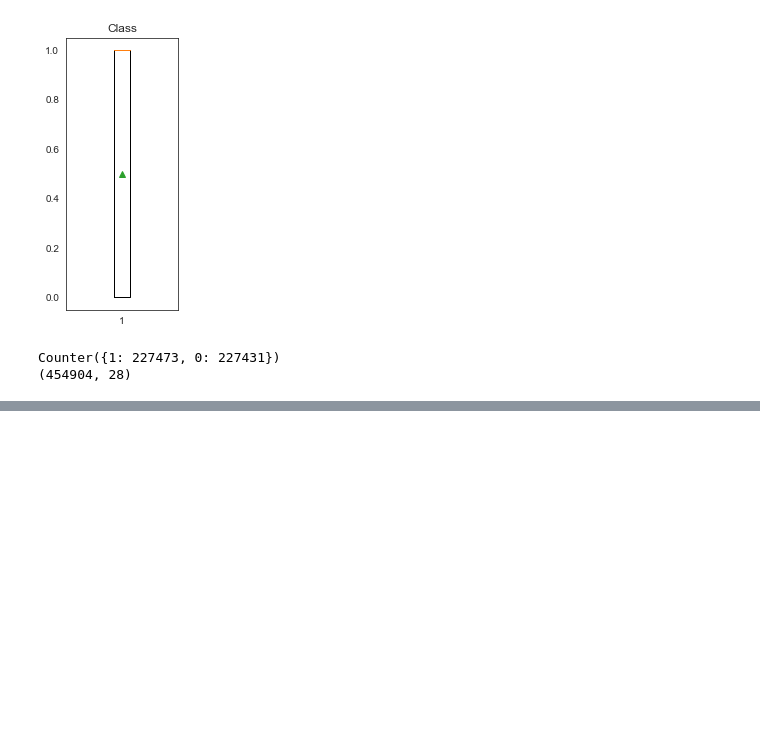
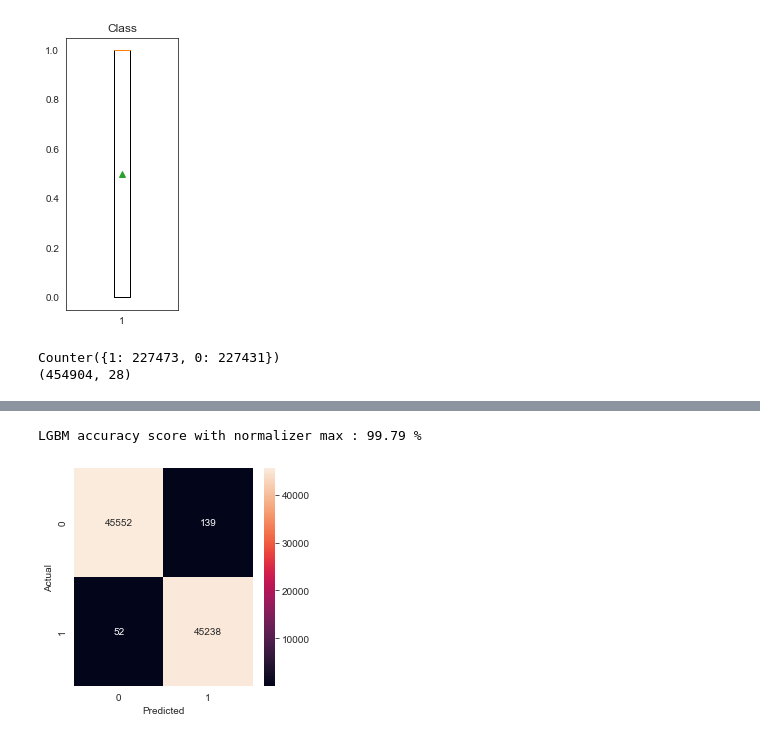
Before and after one commit to Preranapagar/ML_Projects, a Jupyter notebook: Project/Credit Card Fraud Detection/fraud_detection_2023.ipynb, the cells around one changed output, grey strips where cells are left out. Saved outputs shown, nothing was run; the diff lists cells and outputs as text; code cells hidden in the pictures; blank space fills up the shorter version.

```diff
--- a/Project/Credit Card Fraud Detection/fraud_detection_2023.ipynb
+++ b/Project/Credit Card Fraud Detection/fraud_detection_2023.ipynb
@@ -324,0 +384,19 @@ LGBM accuracy with quantile transformer : 99.885 %
+# %%
+#with normalizer_max
+x_train_normmax , x_val_norm_max, y_train_norm_max, y_val_norm_max = train_test_split(x_train_norm_max, y_train, test_size=0.2,
+                                                                           random_state=2020)
+
+LGBM = LGBMClassifier()
+LGBM.fit(x_train_normmax,y_train_norm_max)
+y_pred_norm_max = LGBM.predict(x_val_norm_max)
+LGBM_accuracy_norm_max = accuracy_score(y_val_norm_max,y_pred_norm_max)
+print("LGBM accuracy score with normalizer max :", round(LGBM_accuracy_norm_max*100,3),'%')
+cm = confusion_matrix(y_val_norm_max,y_pred_norm_max)
+plt.figure(figsize=(4,4))
+sns.heatmap(cm, annot=True, fmt='.0f')
+plt.xlabel('Predicted')
+plt.ylabel('Actual')
+plt.show()
+# %% [output]
+LGBM accuracy score with normalizer max : 99.79 %
+[figure, added]
```
Also changed, not shown: parts of 21 cells of this notebook.
